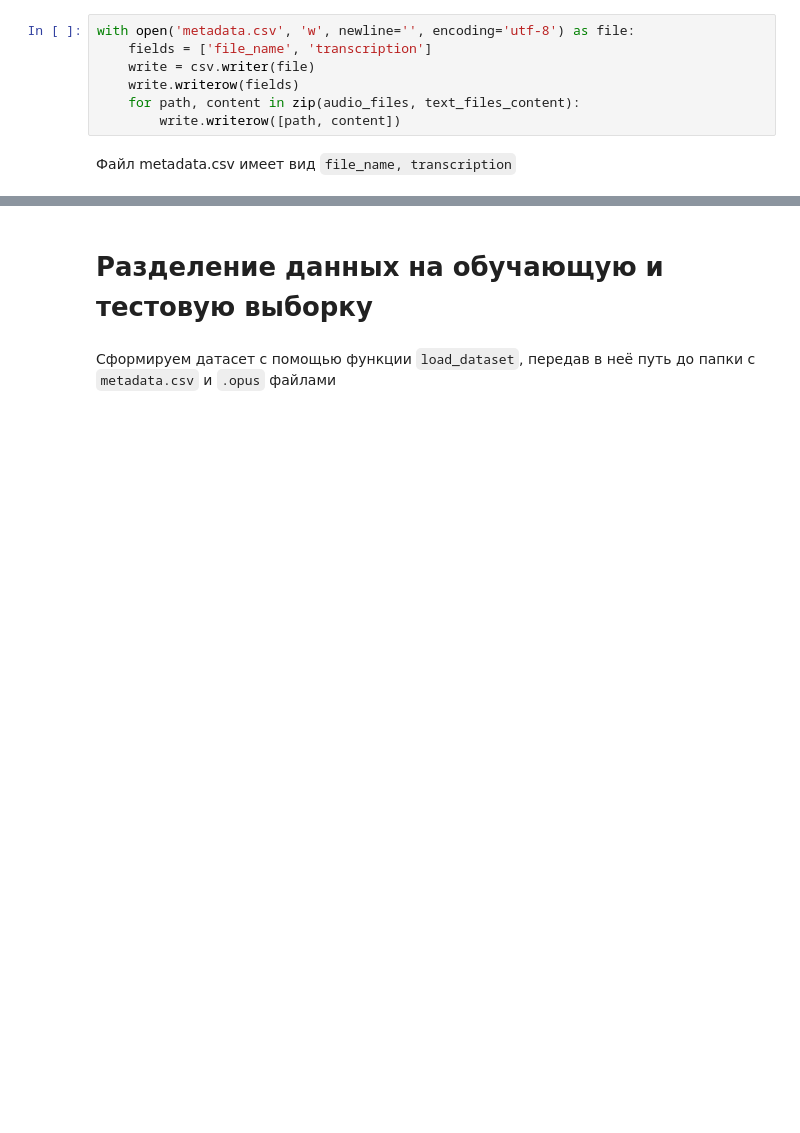
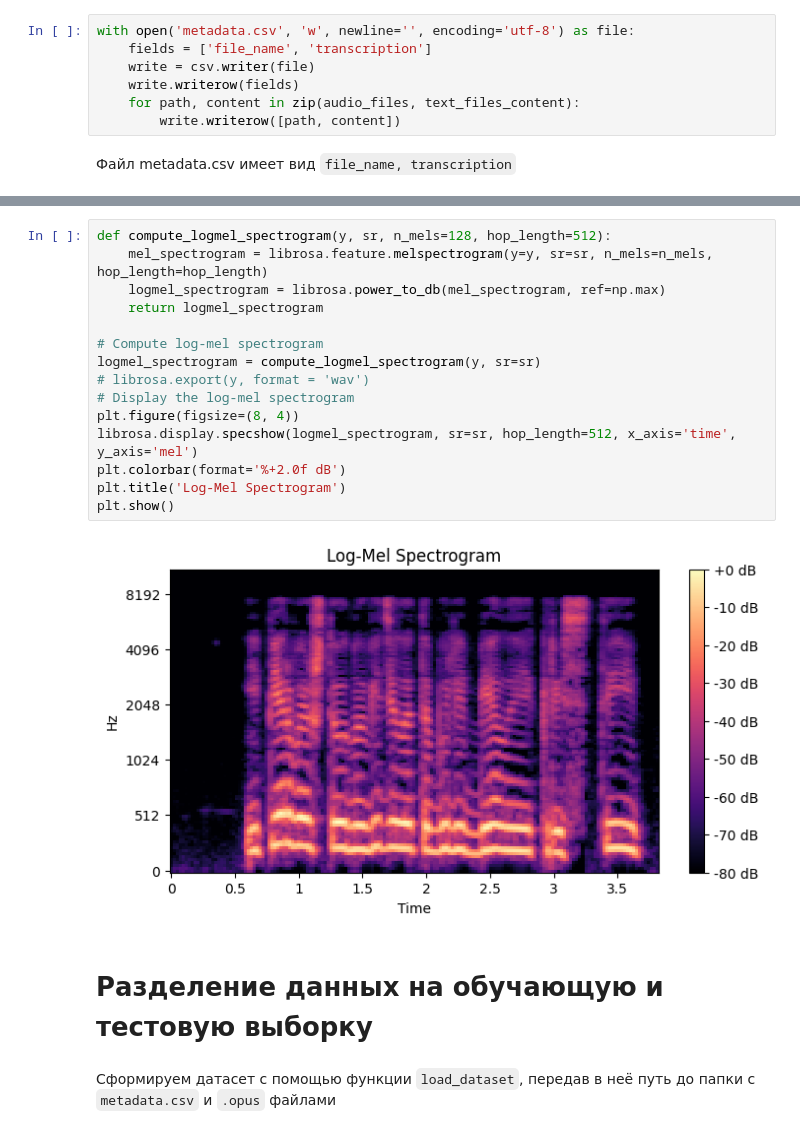
Before and after one commit to TaggedDev/ML_Coursework, a Jupyter notebook: kursa.ipynb, the cells around one changed output, grey strips where cells are left out. Cells and saved outputs as stored; diff of their text form; blank space fills up the shorter version.

```diff
--- a/kursa.ipynb
+++ b/kursa.ipynb
@@ -97,3 +121,20 @@ with open('metadata.csv', 'w', newline='', encoding='utf-8') as file:
+# %%
+def compute_logmel_spectrogram(y, sr, n_mels=128, hop_length=512):
+    mel_spectrogram = librosa.feature.melspectrogram(y=y, sr=sr, n_mels=n_mels, hop_length=hop_length)
+    logmel_spectrogram = librosa.power_to_db(mel_spectrogram, ref=np.max)
+    return logmel_spectrogram
+
+# Compute log-mel spectrogram
+logmel_spectrogram = compute_logmel_spectrogram(y, sr=sr)
+# librosa.export(y, format = 'wav')
+# Display the log-mel spectrogram
+plt.figure(figsize=(8, 4))
+librosa.display.specshow(logmel_spectrogram, sr=sr, hop_length=512, x_axis='time', y_axis='mel')
+plt.colorbar(format='%+2.0f dB')
+plt.title('Log-Mel Spectrogram')
+plt.show()
+# %% [output]
+[figure, added]
 # %% [markdown]
 # Разделение данных на обучающую и тестовую выборку
 # %% [markdown]
```
Also changed, not shown: parts of 7 cells of this notebook.
